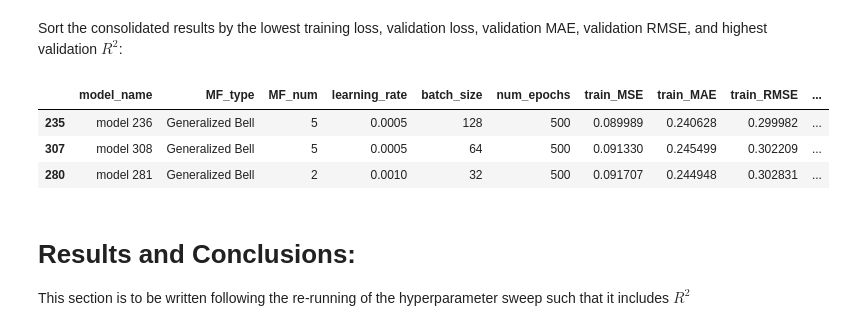
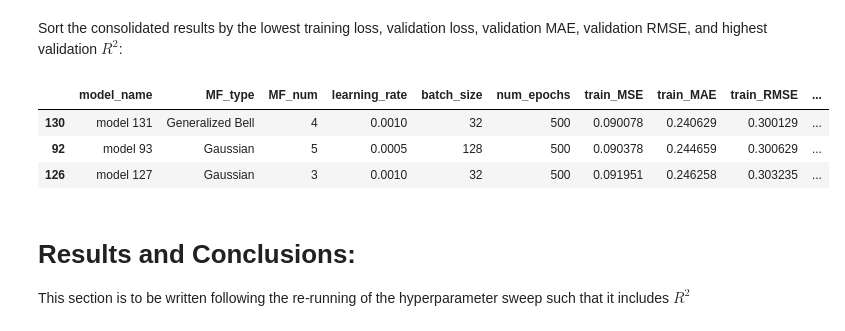
Before and after one commit to MattTidd/Inference-Systems, a Jupyter notebook: Python_Design/ANFIS_Design/ANFIS_GridSearch_V1/ANFIS_V1.ipynb, the cells around one changed output. Drawn from its saved outputs; the diff is of its cells as text; code cells hidden in the pictures.

Commit message:
re-ran the hyperparameter sweep to include the R2 value

```diff
--- a/Python_Design/ANFIS_Design/ANFIS_GridSearch_V1/ANFIS_V1.ipynb
+++ b/Python_Design/ANFIS_Design/ANFIS_GridSearch_V1/ANFIS_V1.ipynb
@@ -33,9 +33,6 @@ from sklearn.metrics import r2_score
 
 This section defines the classes that make up the constituent layers of the ANFIS.
 # %%
-# randomizer seed:
-np.random.seed(0)
-
 # need to define a constraint for training the parameters:
 class OrderedConstraint(constraints.Constraint):
     # constructor:
@@ -302,26 +299,6 @@ class O_Layer(Layer):
     def call(self, consequents):
         output = tf.reduce_sum(consequents, axis = 1, keepdims = True)
         return output
-
-# define a custom function for building models:
-def BuildAnfis(input_shape, num_inputs, num_mfs, mf_type, rate):
-    # define the inputs:
-    inputs = Input(shape = input_shape)
-
-    # add the custom layers:
-    membership_layer = MF_Layer(num_inputs = num_inputs, num_mfs = num_mfs, mf_type = mf_type)(inputs)
-    firing_layer = FS_Layer(num_inputs = num_inputs, num_mfs = num_mfs)(membership_layer)
-    normalization_layer = NM_Layer(num_inputs = num_inputs, num_mfs = num_mfs)(firing_layer)
-    consequent_layer = CN_Layer(num_inputs = num_inputs, num_mfs = num_mfs)([normalization_layer, inputs])
-    output_layer = O_Layer(num_inputs = num_inputs, num_mfs = num_mfs)(consequent_layer)
-
-    # create and compile the model:
-    model = Model(inputs = inputs, outputs = output_layer)
-    model.compile(optimizer = Adam(learning_rate = rate, clipvalue = 1.0),
-                  loss = 'mse',
-                  metrics = ['mae', tf.keras.metrics.RootMeanSquaredError()])
-
-    return model
 # %% [markdown]
 # **Data Importation:**
 
@@ -375,11 +352,11 @@ Within this section a function is defined for instantiating models using the Ker
 * number of membership functions
 # %%
 # define parameter values to be explored:
-num_epochs = [100, 250, 500]
+num_epochs = [250, 500]
 batch_sizes = [32, 64, 128]
 learning_rates = [0.0001, 0.0005, 0.001]
 membership_functions = ['Smoothed Triangular', 'Gaussian', 'Generalized Bell']
-num_mfs = [2, 3, 4, 5]
+num_mfs = [3, 4, 5]
 
 ### DEBUGGING ###
 # num_epochs = [500]
@@ -627,15 +621,12 @@ Sort the consolidated results by the highest validation $R^{2}$:
 # %% [markdown]
 Sort the consolidated results by the lowest training loss, validation loss, validation MAE, validation RMSE, and highest validation $R^{2}$:
 # %%
-results_df.sort_values(by = ['train_MSE', 'val_MSE', 'val_MAE', 'val_RMSE'], ascending = [True, True, True, True]).head(3)
-
-# , 'val_r2'
-# , False
+results_df.sort_values(by = ['train_MSE', 'val_MSE', 'val_MAE', 'val_RMSE', 'val_R2'], ascending = [True, True, True, True, False]).head(3)
 # %% [output]
 |  | model_name | MF_type | MF_num | learning_rate | batch_size | num_epochs | train_MSE | train_MAE | train_RMSE | ... |
-| 235 | model 236 | Generalized Bell | 5 | 0.0005 | 128 | 500 | 0.089989 | 0.240628 | 0.299982 | ... |
-| 307 | model 308 | Generalized Bell | 5 | 0.0005 | 64 | 500 | 0.091330 | 0.245499 | 0.302209 | ... |
-| 280 | model 281 | Generalized Bell | 2 | 0.0010 | 32 | 500 | 0.091707 | 0.244948 | 0.302831 | ... |
+| 130 | model 131 | Generalized Bell | 4 | 0.0010 | 32 | 500 | 0.090078 | 0.240629 | 0.300129 | ... |
+| 92 | model 93 | Gaussian | 5 | 0.0005 | 128 | 500 | 0.090378 | 0.244659 | 0.300629 | ... |
+| 126 | model 127 | Gaussian | 3 | 0.0010 | 32 | 500 | 0.091951 | 0.246258 | 0.303235 | ... |
 # %% [markdown]
 # **Results and Conclusions:**
 
```
Also changed, not shown: parts of 7 cells of this notebook.
